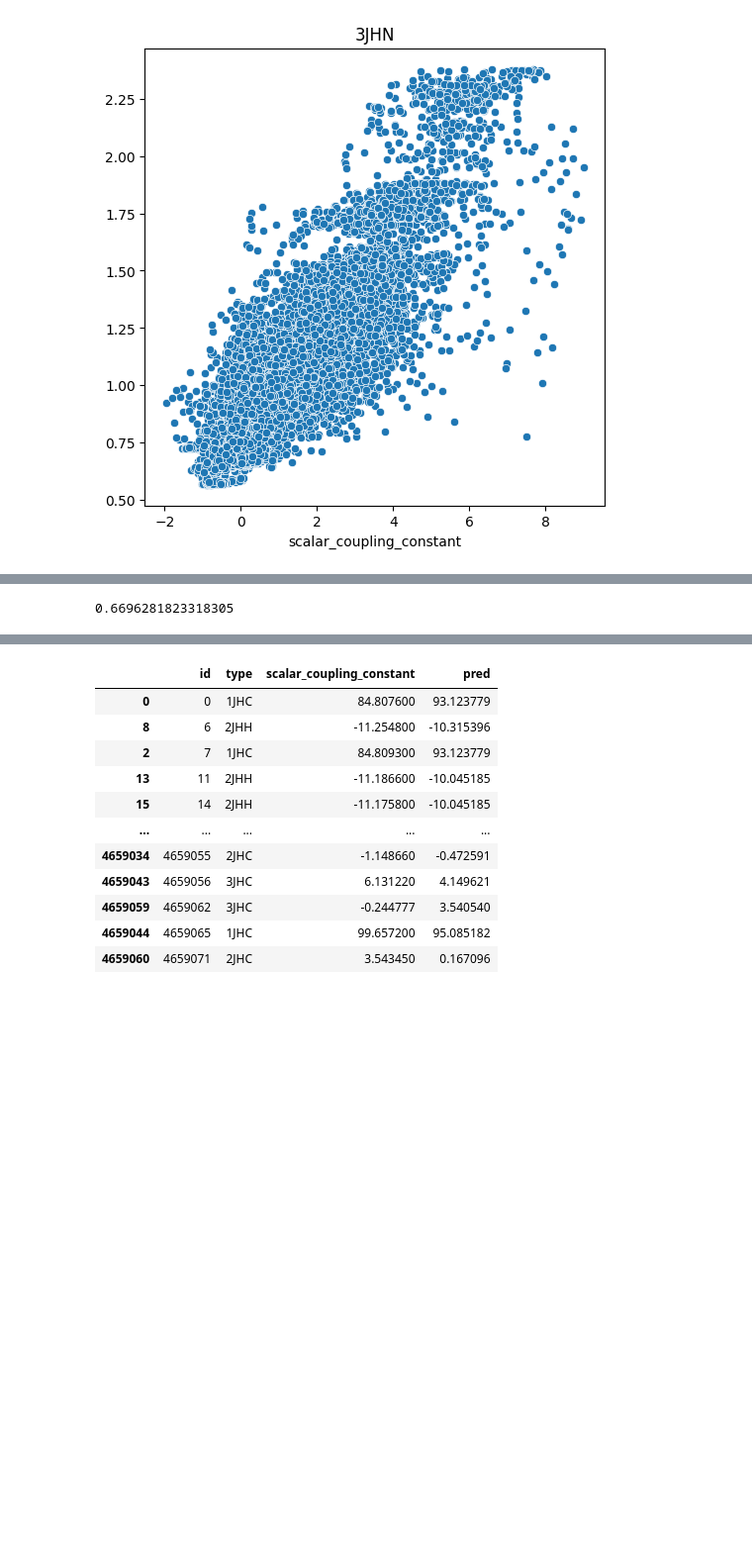
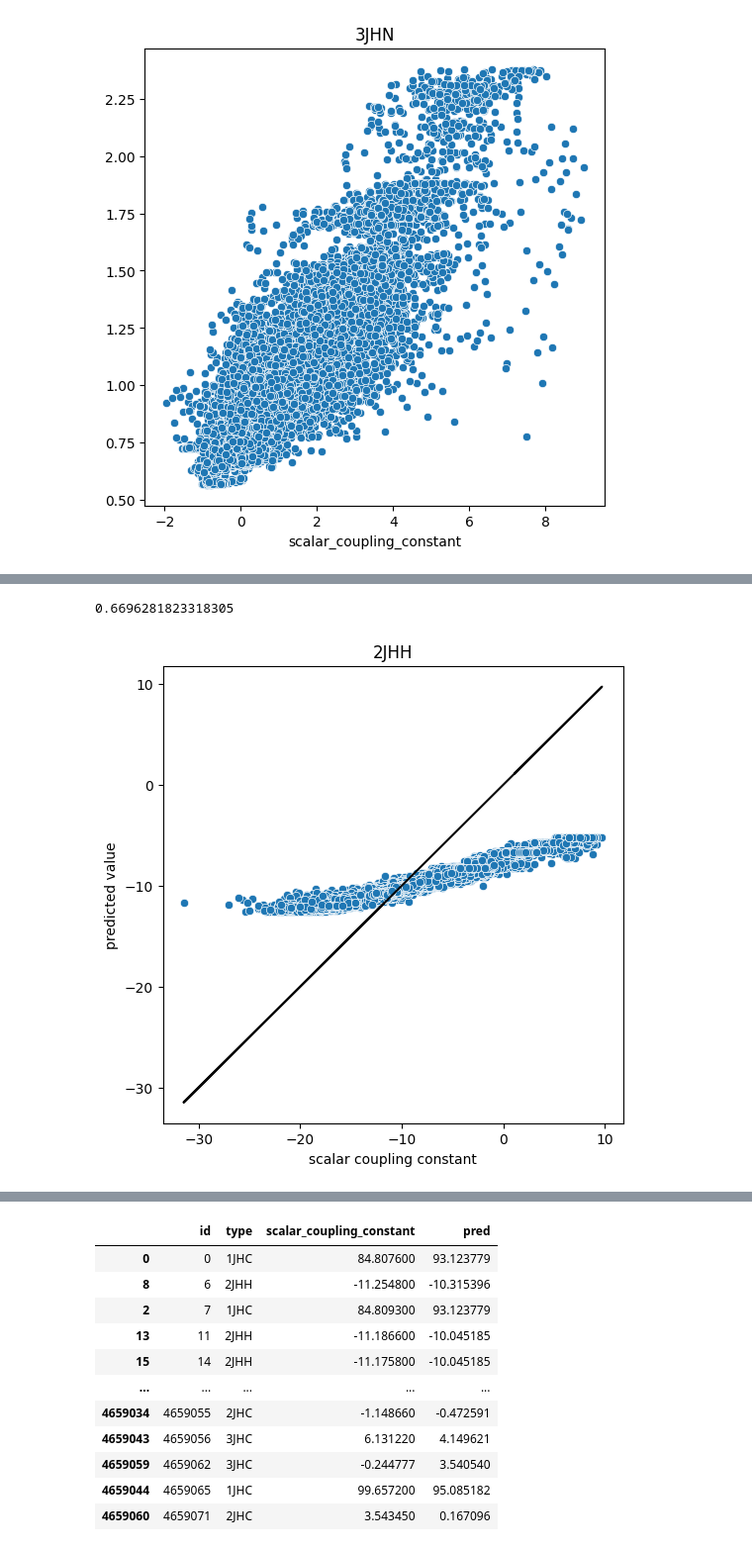
Before and after one commit to tram-tr/predicting-molecular-properties, a Jupyter notebook: models_v1.ipynb, the cells around one changed output, grey strips where cells are left out. Shown at 99% size. Cells and saved outputs as stored; diff of their text form; code cells hidden in the pictures; blank space fills up the shorter version.

```diff
--- a/models_v1.ipynb
+++ b/models_v1.ipynb
@@ -579,11 +604,19 @@ print(val_2JHC_lmae)
 # %%
 val_X_2JHH = val_X[val_X['type'] == '2JHH']
 val_y_2JHH = val_y[val_y['type'] == '2JHH'].copy()
 val_y_2JHH['pred'] = rf_2JHH.predict(val_X_2JHH.drop(columns=['id', 'type']))
 val_2JHH_lmae = np.log(mean_absolute_error(val_y_2JHH['scalar_coupling_constant'], val_y_2JHH['pred']))
 print(val_2JHH_lmae)
+plt.figure(figsize=[6,6])
+sns.scatterplot(x=val_y_2JHH['scalar_coupling_constant'], y=val_y_2JHH['pred'])
+plt.plot(val_y_2JHH['scalar_coupling_constant'],val_y_2JHH['scalar_coupling_constant'],color='black')
+plt.title('2JHH')
+plt.xlabel('scalar coupling constant')
+plt.ylabel('predicted value')
+plt.show()
 # %% [output]
 0.6696281823318305
+[figure, added]
 # %%
 val_X_2JHN = val_X[val_X['type'] == '2JHN']
 val_y_2JHN = val_y[val_y['type'] == '2JHN'].copy()
```
Also changed, not shown: parts of 11 cells of this notebook.
